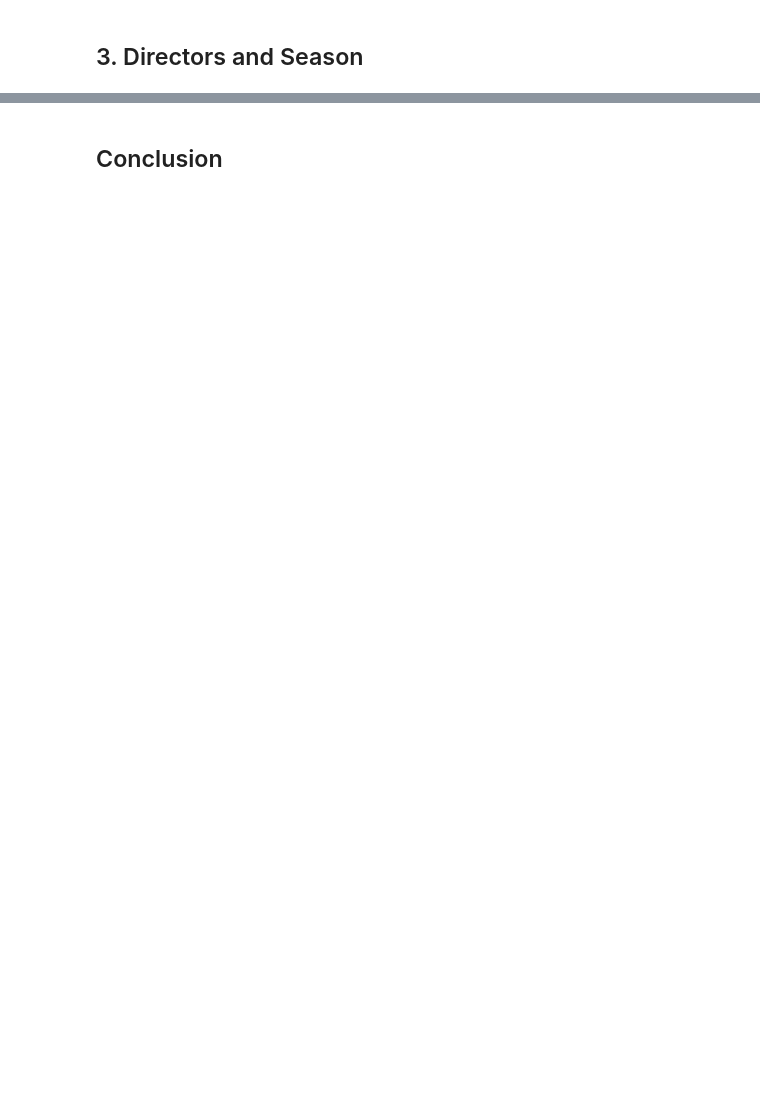
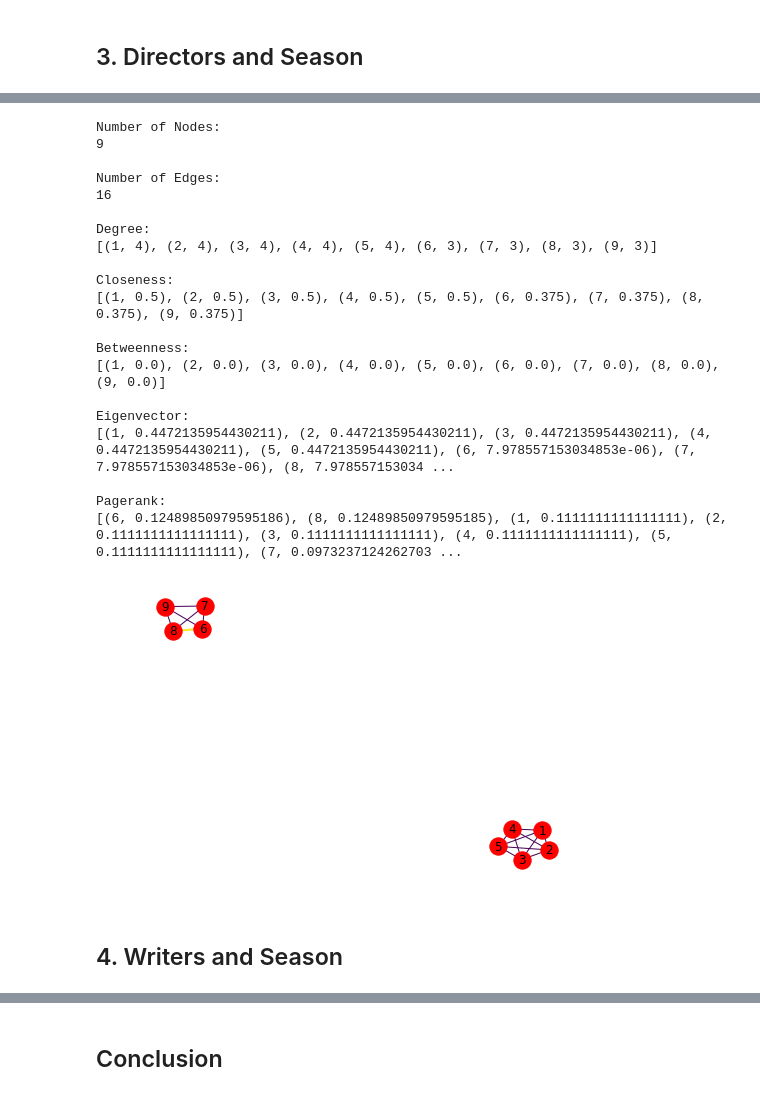
Before and after one commit to wwells/CUNY_DATA_620_GROUP, a Jupyter notebook: Final_Project/Seinfeld_SNA.ipynb, the cells around one changed output, grey strips where cells are left out. Saved outputs shown, nothing was run; the diff lists cells and outputs as text; code cells hidden in the pictures; blank space fills up the shorter version.

```diff
--- a/Final_Project/Seinfeld_SNA.ipynb
+++ b/Final_Project/Seinfeld_SNA.ipynb
@@ -490,0 +428,29 @@ show_island_graphs(character_scene_island,5,True)
+# %%
+#projected season
+director_season_graph = bi.weighted_projected_graph(directors_season, list(sf_metadata_group.Season.values), ratio=False)
+centrality_measures(director_season_graph) #takes awhile to run
+make_draw_projected_graph(director_season_graph, True)
+# %% [output]
+Number of Nodes:
+9
+
+Number of Edges:
+16
+
+Degree:
+[(1, 4), (2, 4), (3, 4), (4, 4), (5, 4), (6, 3), (7, 3), (8, 3), (9, 3)]
+
+Closeness:
+[(1, 0.5), (2, 0.5), (3, 0.5), (4, 0.5), (5, 0.5), (6, 0.375), (7, 0.375), (8, 0.375), (9, 0.375)]
+
+Betweenness:
+[(1, 0.0), (2, 0.0), (3, 0.0), (4, 0.0), (5, 0.0), (6, 0.0), (7, 0.0), (8, 0.0), (9, 0.0)]
+
+Eigenvector:
+[(1, 0.4472135954430211), (2, 0.4472135954430211), (3, 0.4472135954430211), (4, 0.4472135954430211), (5, 0.4472135954430211), (6, 7.978557153034853e-06), (7, 7.978557153034853e-06), (8, 7.978557153034 ...
+
+Pagerank:
+[(6, 0.12489850979595186), (8, 0.12489850979595185), (1, 0.1111111111111111), (2, 0.1111111111111111), (3, 0.1111111111111111), (4, 0.1111111111111111), (5, 0.1111111111111111), (7, 0.0973237124262703 ...
+[figure, added]
+# %% [markdown]
+<h2>4. Writers and Season </h2>
```
Also changed, not shown: parts of 53 cells of this notebook.
